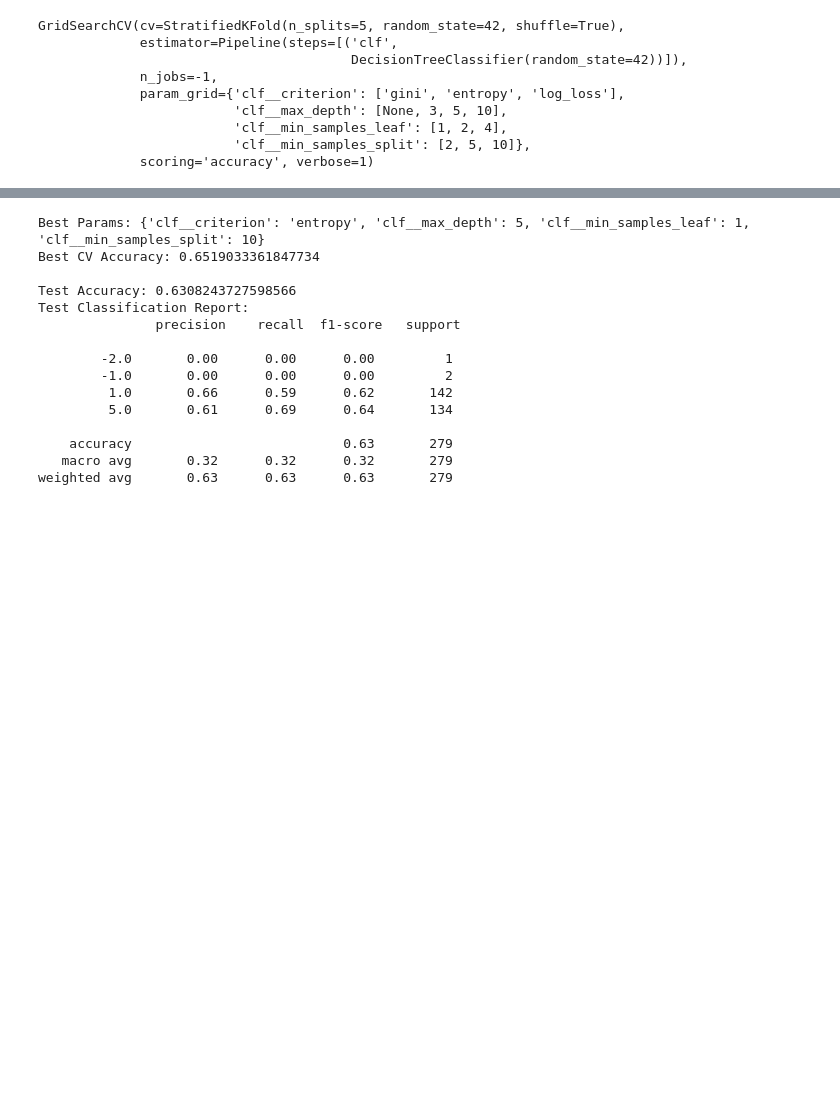
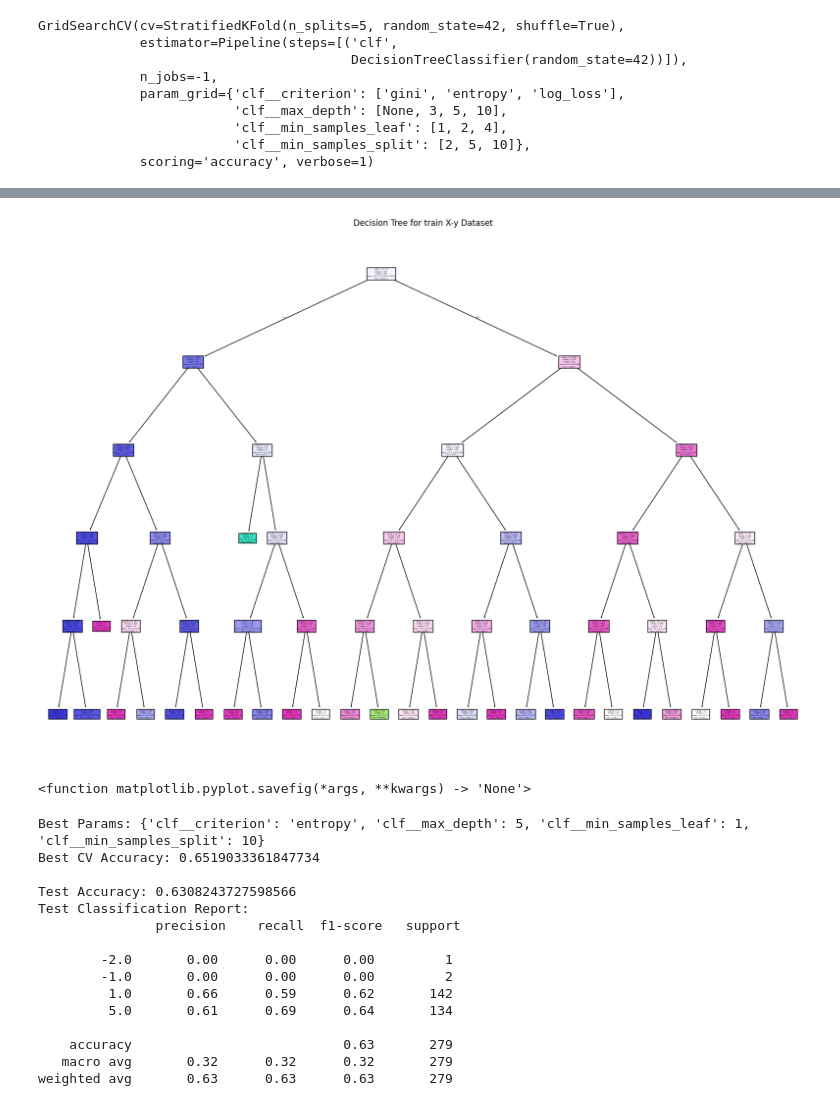
Before and after one commit to Metaphysicist1/Predicting-Retirement-Age, a Jupyter notebook: experiment/code.ipynb, the cells around one changed output, grey strips where cells are left out. Saved outputs shown, nothing was run; the diff lists cells and outputs as text; code cells hidden in the pictures; blank space fills up the shorter version.

```diff
--- a/experiment/code.ipynb
+++ b/experiment/code.ipynb
@@ -99,7 +101,9 @@ cv = StratifiedKFold(n_splits=5, shuffle=True, random_state=42)
 grid_search = GridSearchCV(
     estimator=pipeline,
     param_grid=param_grid,
-    cv=cv,
+    cv=cv,tree_rules = export_text(best_model, feature_names=list(X.columns))
+
+print(tree_rules)
     scoring='accuracy',
     n_jobs=-1,
     verbose=1
@@ -118,3 +122,6 @@ GridSearchCV(cv=StratifiedKFold(n_splits=5, random_state=42, shuffle=True),
                          'clf__min_samples_leaf': [1, 2, 4],
                          'clf__min_samples_split': [2, 5, 10]},
              scoring='accuracy', verbose=1)
+# %%
+best_model = grid_search.best_estimator_.named_steps['clf']
+best_model
@@ -120,0 +145,9 @@ GridSearchCV(cv=StratifiedKFold(n_splits=5, random_state=42, shuffle=True),
+# %%
+plt.figure(figsize=(20, 14))
+plot_tree(best_model, feature_names=X_train.columns, class_names=X_train.columns, filled=True)
+plt.title("Decision Tree for train X-y Dataset")
+plt.show()
+plt.savefig
+# %% [output]
+[figure, added]
+<function matplotlib.pyplot.savefig(*args, **kwargs) -> 'None'>
```
Also changed, not shown: parts of 7 cells of this notebook, 1 other file.
